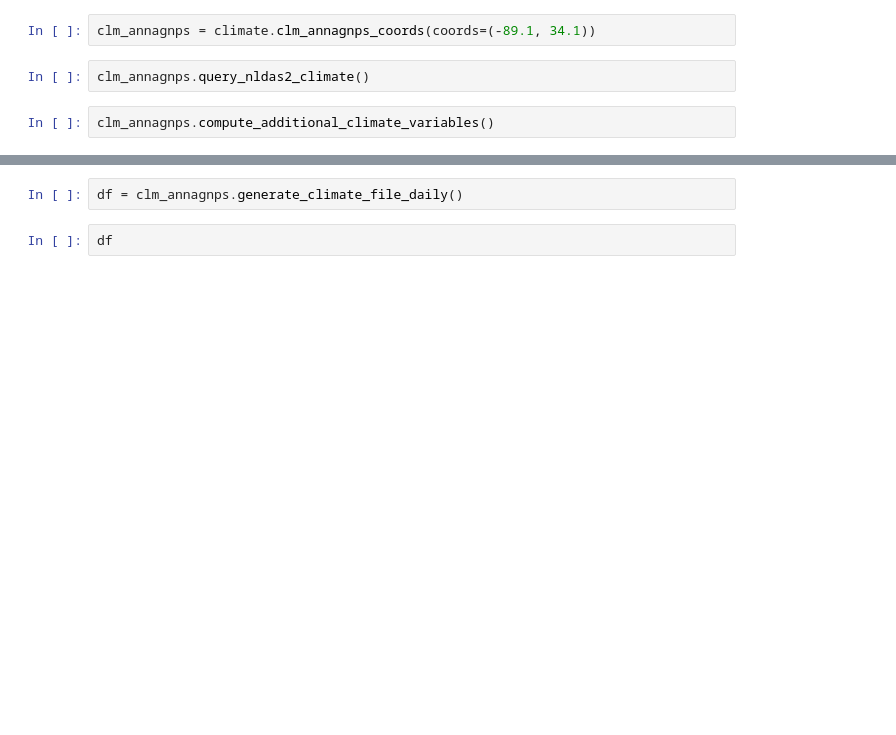
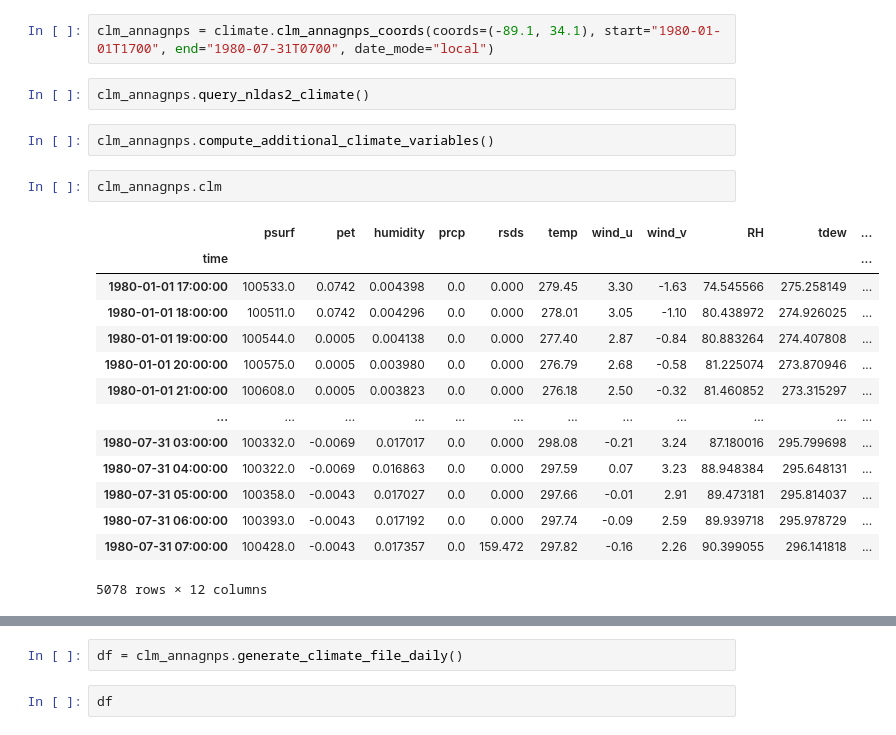
Before and after one commit to LucRSquared/pyagnps, a Jupyter notebook: notebooks/climate/test_annagnps_climate.ipynb, the cells around one changed output, grey strips where cells are left out. Saved outputs shown, nothing was run; the diff lists cells and outputs as text; blank space fills up the shorter version.

Commit message:
climate make sure timezone matches with spec

```diff
--- a/notebooks/climate/test_annagnps_climate.ipynb
+++ b/notebooks/climate/test_annagnps_climate.ipynb
@@ -1,9 +1,26 @@
 # %%
 from pyagnps import climate
 # %%
-clm_annagnps = climate.clm_annagnps_coords(coords=(-89.1, 34.1))
+clm_annagnps = climate.clm_annagnps_coords(coords=(-89.1, 34.1), start="1980-01-01T1700", end="1980-07-31T0700", date_mode="local")
 # %%
 clm_annagnps.query_nldas2_climate()
 # %%
 clm_annagnps.compute_additional_climate_variables()
+# %%
+clm_annagnps.clm
+# %% [output]
+|  | psurf | pet | humidity | prcp | rsds | temp | wind_u | wind_v | RH | tdew | ... |
+| time |  |  |  |  |  |  |  |  |  |  | ... |
+| 1980-01-01 17:00:00 | 100533.0 | 0.0742 | 0.004398 | 0.0 | 0.000 | 279.45 | 3.30 | -1.63 | 74.545566 | 275.258149 | ... |
+| 1980-01-01 18:00:00 | 100511.0 | 0.0742 | 0.004296 | 0.0 | 0.000 | 278.01 | 3.05 | -1.10 | 80.438972 | 274.926025 | ... |
+| 1980-01-01 19:00:00 | 100544.0 | 0.0005 | 0.004138 | 0.0 | 0.000 | 277.40 | 2.87 | -0.84 | 80.883264 | 274.407808 | ... |
+| 1980-01-01 20:00:00 | 100575.0 | 0.0005 | 0.003980 | 0.0 | 0.000 | 276.79 | 2.68 | -0.58 | 81.225074 | 273.870946 | ... |
+| 1980-01-01 21:00:00 | 100608.0 | 0.0005 | 0.003823 | 0.0 | 0.000 | 276.18 | 2.50 | -0.32 | 81.460852 | 273.315297 | ... |
+| ... | ... | ... | ... | ... | ... | ... | ... | ... | ... | ... | ... |
+| 1980-07-31 03:00:00 | 100332.0 | -0.0069 | 0.017017 | 0.0 | 0.000 | 298.08 | -0.21 | 3.24 | 87.180016 | 295.799698 | ... |
+| 1980-07-31 04:00:00 | 100322.0 | -0.0069 | 0.016863 | 0.0 | 0.000 | 297.59 | 0.07 | 3.23 | 88.948384 | 295.648131 | ... |
+| 1980-07-31 05:00:00 | 100358.0 | -0.0043 | 0.017027 | 0.0 | 0.000 | 297.66 | -0.01 | 2.91 | 89.473181 | 295.814037 | ... |
+| 1980-07-31 06:00:00 | 100393.0 | -0.0043 | 0.017192 | 0.0 | 0.000 | 297.74 | -0.09 | 2.59 | 89.939718 | 295.978729 | ... |
+| 1980-07-31 07:00:00 | 100428.0 | -0.0043 | 0.017357 | 0.0 | 159.472 | 297.82 | -0.16 | 2.26 | 90.399055 | 296.141818 | ... |
+5078 rows × 12 columns
 # %%
```
Also changed, not shown: parts of 1 cell of this notebook, 1 other file.
